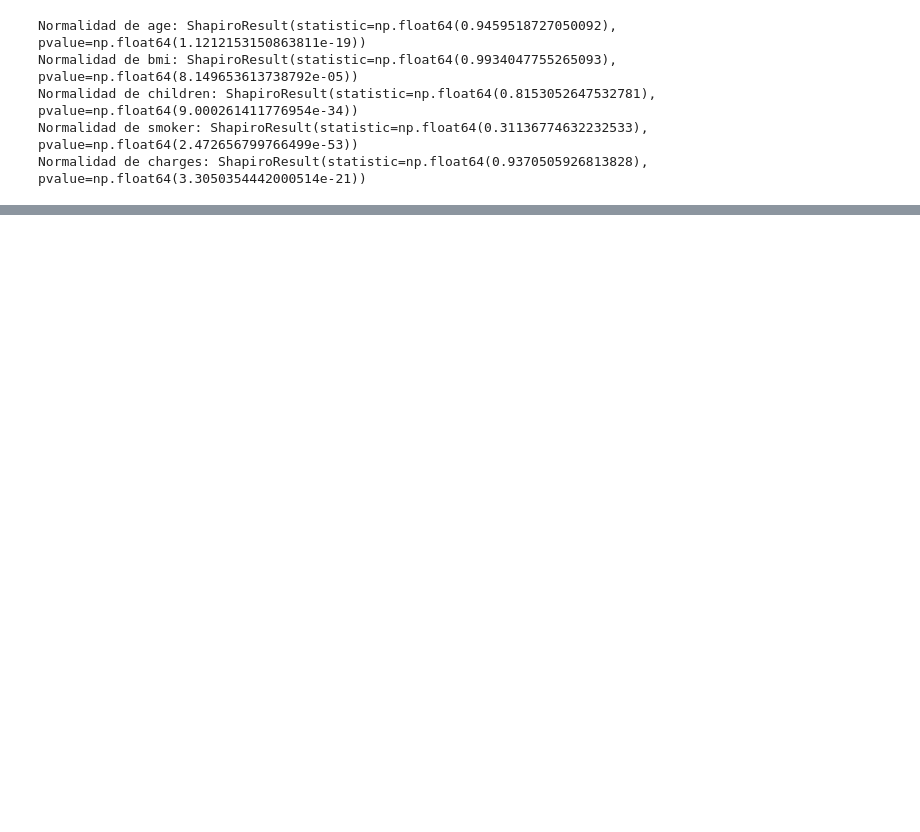
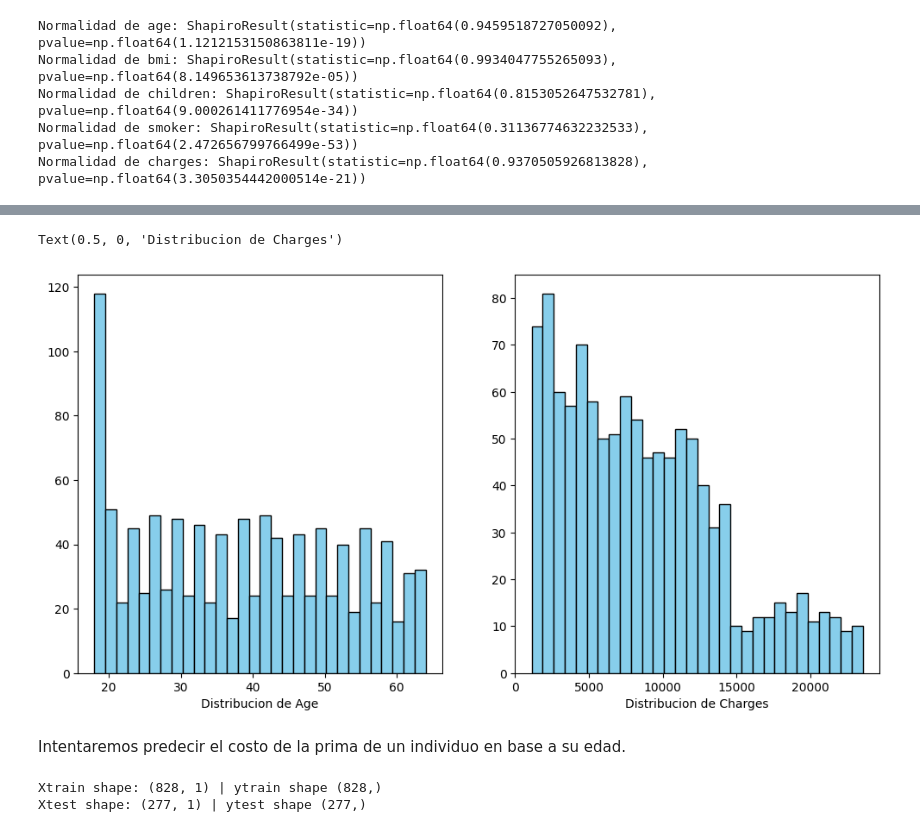
Before and after one commit to AugustoKark/InteligenciaArtificial, a Jupyter notebook: TP2/tp2.ipynb, the cells around one changed output, grey strips where cells are left out. Drawn from its saved outputs; the diff is of its cells as text; code cells hidden in the pictures; blank space fills up the shorter version.

```diff
--- a/TP2/tp2.ipynb
+++ b/TP2/tp2.ipynb
@@ -169,0 +186,13 @@ Dado que ninguno de los p-valores es mayor a 0.05, ninguna de las variables sigu
+# %%
+plt.figure(figsize=(12, 6))
+plt.subplot(1, 2, 1)
+plt.hist(df['age'], bins=30, color='skyblue', edgecolor='black')
+plt.xlabel('Distribucion de Age')
+plt.subplot(1, 2, 2)
+plt.hist(df['charges'], bins=30, color='skyblue', edgecolor='black')
+plt.xlabel('Distribucion de Charges')
+# %% [output]
+Text(0.5, 0, 'Distribucion de Charges')
+[figure, added]
+# %% [markdown]
+Intentaremos predecir el costo de la prima de un individuo en base a su edad.
@@ -169,0 +210,7 @@ Dado que ninguno de los p-valores es mayor a 0.05, ninguna de las variables sigu
+# %%
+#Vemos las especificaciones de cada conjunto de datos formados
+print(f"Xtrain shape: {Xtrain.shape} | ytrain shape {ytrain.shape}")
+print(f"Xtest shape: {Xtest.shape} | ytest shape {ytest.shape}")
+# %% [output]
+Xtrain shape: (828, 1) | ytrain shape (828,)
+Xtest shape: (277, 1) | ytest shape (277,)
```
Also changed, not shown: parts of 28 cells of this notebook.
